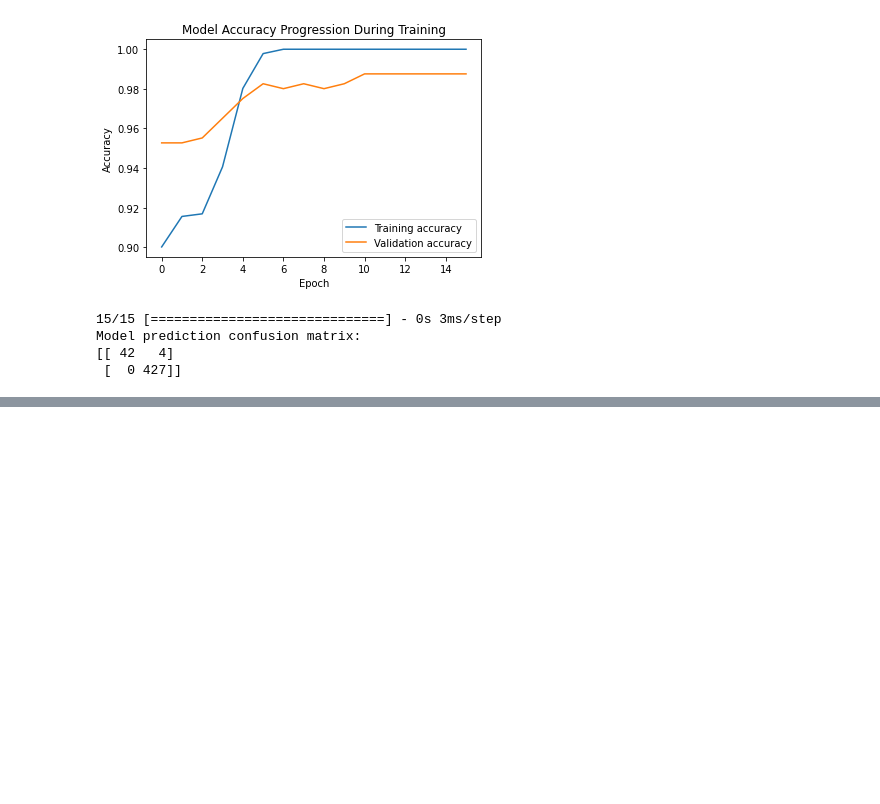
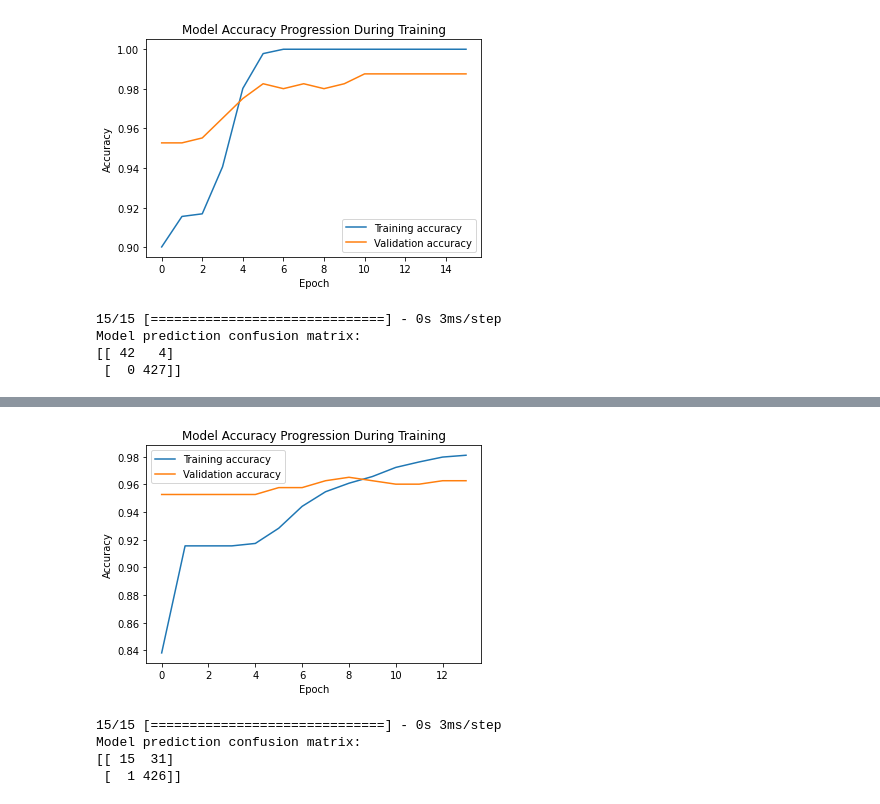
Before and after one commit to guilhermedom/sentiment-analysis-alexa-reviews, a Jupyter notebook: notebooks/1.0-gdfs-sentiment-analysis-alexa-reviews.ipynb, the cells around one changed output, grey strips where cells are left out. Saved outputs shown, nothing was run; the diff lists cells and outputs as text; code cells hidden in the pictures; blank space fills up the shorter version.

```diff
--- a/notebooks/1.0-gdfs-sentiment-analysis-alexa-reviews.ipynb
+++ b/notebooks/1.0-gdfs-sentiment-analysis-alexa-reviews.ipynb
@@ -237,0 +313,22 @@ Model prediction confusion matrix:
+# %%
+plt.plot(epochs_info.history['accuracy'])
+plt.plot(epochs_info.history['val_accuracy'])
+plt.title("Model Accuracy Progression During Training")
+plt.xlabel("Epoch")
+plt.ylabel("Accuracy")
+plt.legend(["Training accuracy", "Validation accuracy"])
+plt.show()
+# %% [output]
+[figure, added]
+# %%
+y_pred = nlp_nn_model_no_rating.predict(X_test)
+y_pred_classes = (y_pred > 0.5)
+
+cm = confusion_matrix(y_test, y_pred_classes)
+print("Model prediction confusion matrix:")
+print(cm)
+# %% [output]
+15/15 [==============================] - 0s 3ms/step
+Model prediction confusion matrix:
+[[ 15  31]
+ [  1 426]]
```
Also changed, not shown: parts of 4 cells of this notebook.
